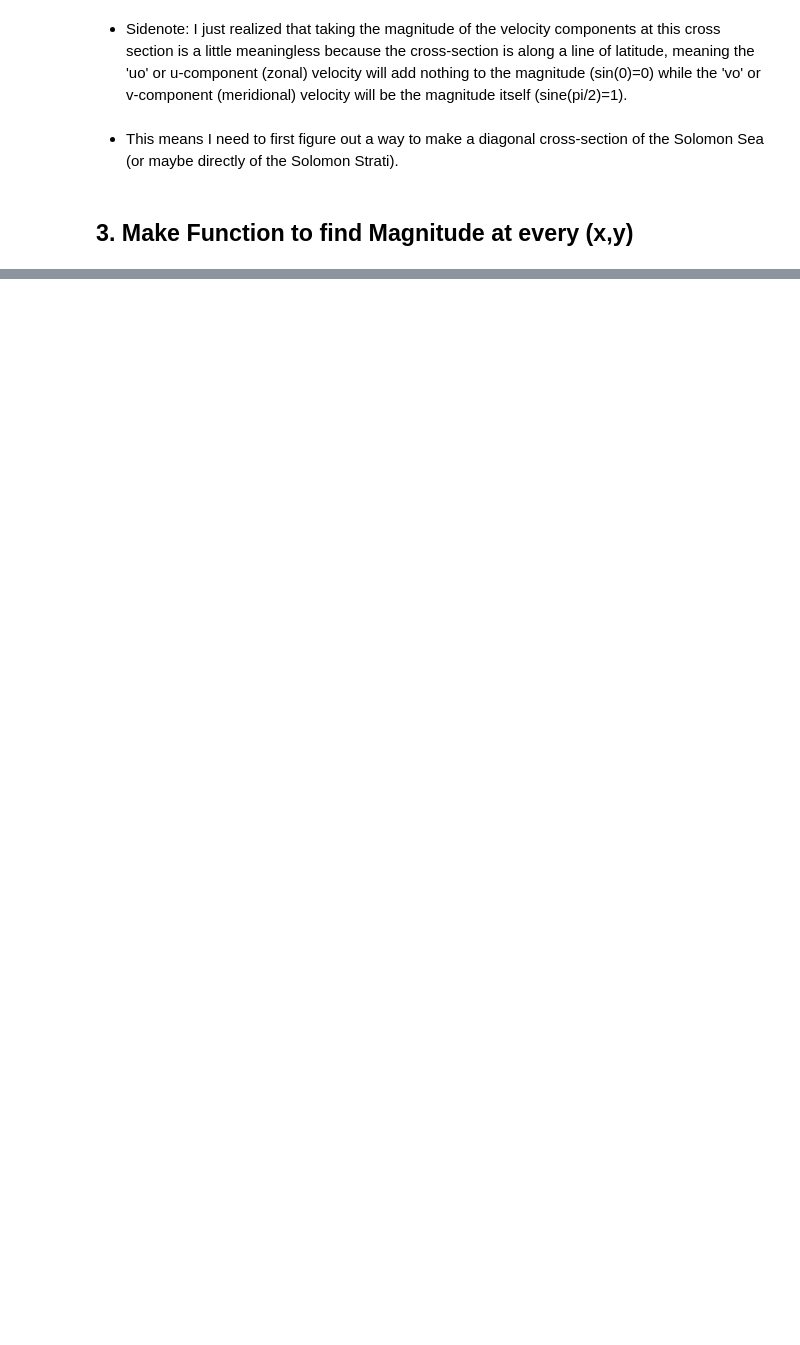
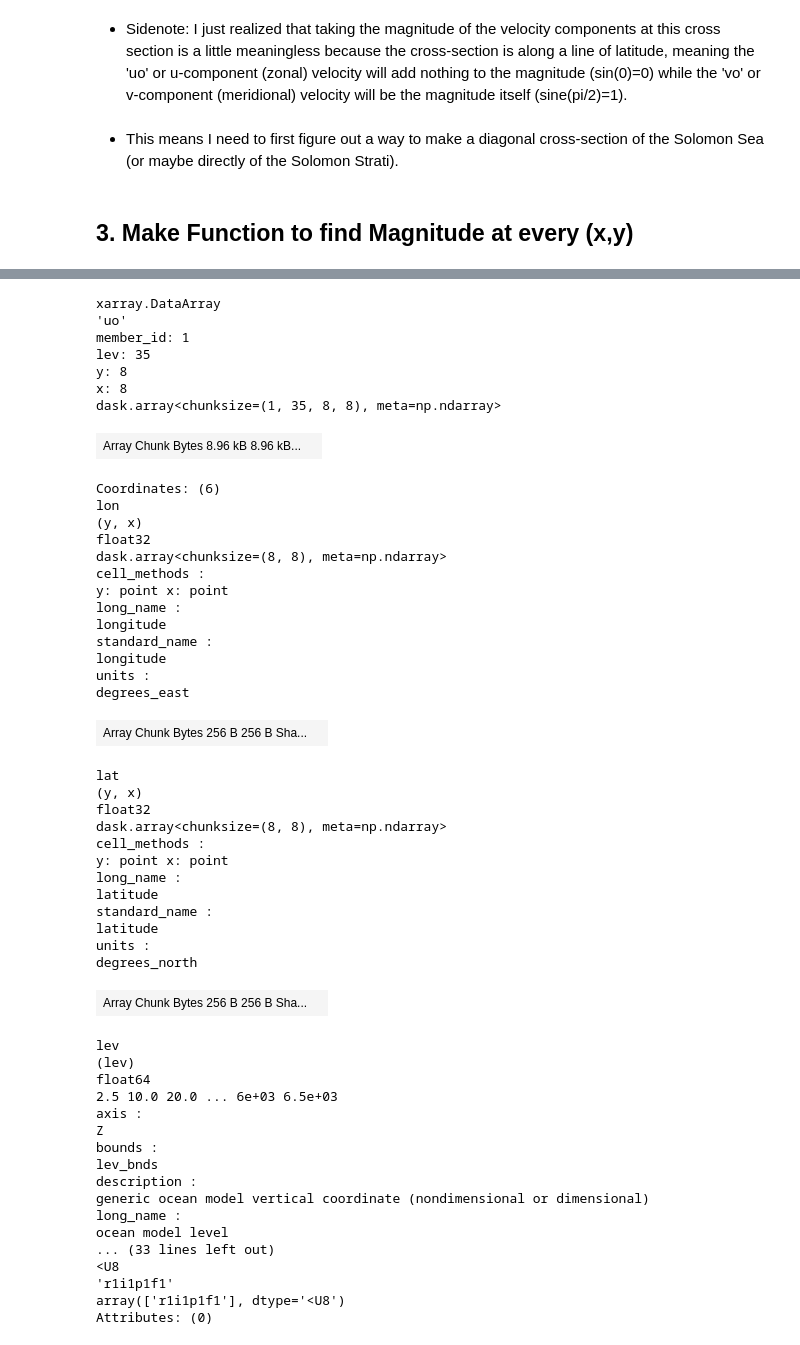
Before and after one commit to disandroa/Example-Notebooks, a Jupyter notebook: Initial Calculations/v_magnitude.ipynb, the cells around one changed output, grey strips where cells are left out. Cells and saved outputs as stored; diff of their text form; code cells hidden in the pictures; blank space fills up the shorter version.

```diff
--- a/Initial Calculations/v_magnitude.ipynb
+++ b/Initial Calculations/v_magnitude.ipynb
@@ -147,0 +194,56 @@ def calcmag(arr, x, y, uo, vo):
+# %%
+diag_cross_u = CM4_hist['uo'].sel(time='2012').mean(dim='time').sel(y=slice(-6,-4)).sel(x=slice(-208,-206))
+diag_cross_u
+# %% [output]
+xarray.DataArray
+'uo'
+member_id: 1
+lev: 35
+y: 8
+x: 8
+dask.array<chunksize=(1, 35, 8, 8), meta=np.ndarray>
+| Array Chunk Bytes 8.96 kB 8.96 kB... |  |
+Coordinates: (6)
+lon
+(y, x)
+float32
+dask.array<chunksize=(8, 8), meta=np.ndarray>
+cell_methods :
+y: point x: point
+long_name :
+longitude
+standard_name :
+longitude
+units :
+degrees_east
+| Array Chunk Bytes 256 B 256 B Sha... |  |
+lat
+(y, x)
+float32
+dask.array<chunksize=(8, 8), meta=np.ndarray>
+cell_methods :
+y: point x: point
+long_name :
+latitude
+standard_name :
+latitude
+units :
+degrees_north
+| Array Chunk Bytes 256 B 256 B Sha... |  |
+lev
+(lev)
+float64
+2.5 10.0 20.0 ... 6e+03 6.5e+03
+axis :
+Z
+bounds :
+lev_bnds
+description :
+generic ocean model vertical coordinate (nondimensional or dimensional)
+long_name :
+ocean model level
+... (33 lines left out)
+<U8
+'r1i1p1f1'
+array(['r1i1p1f1'], dtype='<U8')
+Attributes: (0)
```
Also changed, not shown: parts of 15 cells of this notebook.
